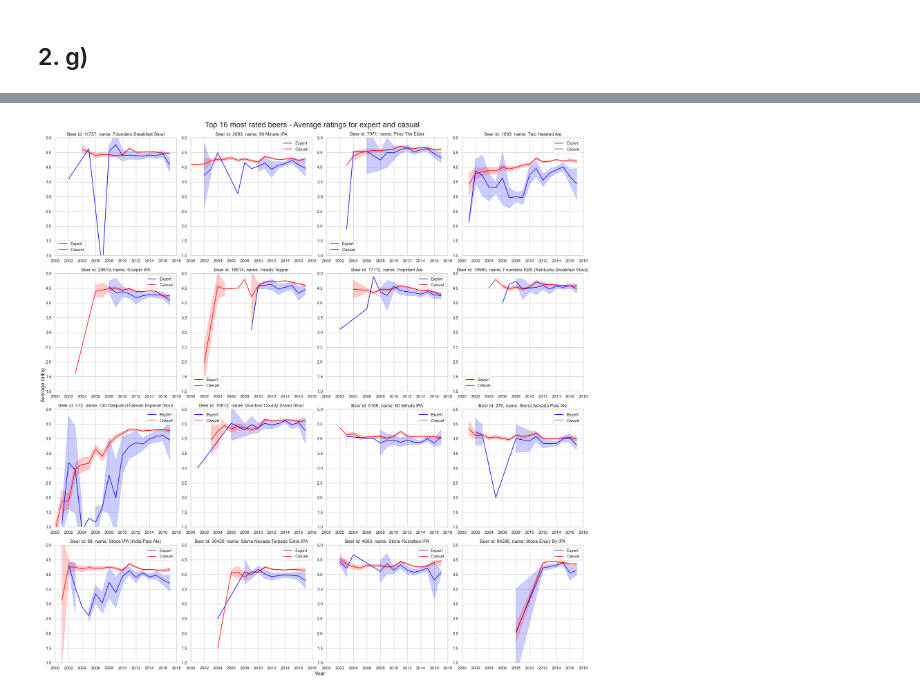
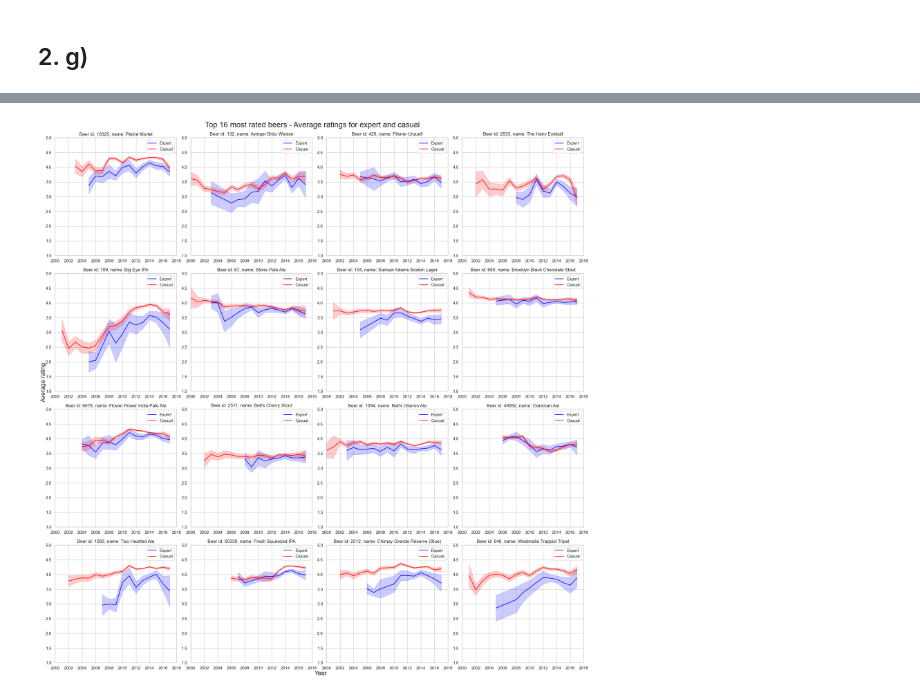
Before and after one commit to epfl-ada/ada-2023-project-remontada, a Jupyter notebook: code/main_yannis.ipynb, the cells around one changed output, grey strips where cells are left out. Saved outputs shown, nothing was run; the diff lists cells and outputs as text; code cells hidden in the pictures.

Commit message:
add last analysis with confident interval

```diff
--- a/code/main_yannis.ipynb
+++ b/code/main_yannis.ipynb
@@ -382,8 +227,2 @@ the graph suggests that the rating of experts in 2012 could have influenced the
 # %%
 df_ratings_stat["is_expert"]=df_ratings_stat[["user_id","year"]].apply(lambda x: 1 if df_ratings_stat_pivot[x["year"]][x["user_id"]] else 0, axis=1)
-# %%
-beer_id_to_study=12312
-ratings_this_beer=df_ratings_stat.loc[df_ratings_stat["beer_id"]==beer_id_to_study]
-print(ratings_this_beer.shape[0])
-ratings_this_beer_experts=ratings_this_beer.groupby(["year", "is_expert"])["rating"].agg("mean").reset_index()
-ratings_this_beer_experts.is_expert.unique()
@@ -402,5 +229,21 @@ plt.show()
+# %%
+# Add a new column 'group_size' to the DataFrame, representing the size of each group defined by 'beer_id', 'year', and 'is_expert'
+df_ratings_stat['group_size'] = df_ratings_stat.groupby(['beer_id', 'year', 'is_expert'])['rating'].transform('size')
+
+# In order to build confident intervals we need at least 10 ratings per beer
+df_ratings_stat_filtered = df_ratings_stat[df_ratings_stat['group_size'] >= 10].drop(columns='group_size')
+
+# Calculate the number of rows with is_expert = 1 for each beer_id
+expert_counts = df_ratings_stat_filtered[df_ratings_stat_filtered['is_expert'] == 1].groupby('beer_id')['is_expert'].sum()
+
+# Sort the results in descending order and select the top 16
+top_beer_ids = expert_counts.sort_values(ascending=False).head(16).index.tolist()
+
+result_df = df_ratings_stat_filtered[df_ratings_stat_filtered['beer_id'].isin(top_beer_ids)][['beer_id', 'beer_name']].drop_duplicates(subset=['beer_id'])
+
+beer_ids_to_study, beer_names_to_study = result_df['beer_id'].to_list(), result_df['beer_name'].to_list()
 # %%
-beer_ids_to_study, beer_names_to_study = zip(*df_ratings_stat[['beer_id', 'beer_name']].value_counts()[:16].index)
+# beer_ids_to_study, beer_names_to_study = zip(*df_ratings_stat_filtered[['beer_id', 'beer_name']].value_counts()[:16].index)
 
 # Create a 4x4 subplot grid
 fig, axes = plt.subplots(4, 4, figsize=(20, 20))
@@ -411,41 +254,42 @@ axes = axes.flatten()
 # Iterate over beer_ids and corresponding subplots
 for i, (beer_id_to_study, beer_name_to_study) in enumerate(zip(beer_ids_to_study, beer_names_to_study)):
     # Select ratings for the current beer_id
-    ratings_this_beer = df_ratings_stat.loc[df_ratings_stat["beer_id"] == beer_id_to_study]
-    # Expert
+    ratings_this_beer = df_ratings_stat_filtered.loc[df_ratings_stat_filtered["beer_id"] == beer_id_to_study]
+    # Expert CI
     ratings_this_beer_experts = ratings_this_beer[ratings_this_beer['is_expert'] == 1]
     ratings_this_beer_experts = ratings_this_beer_experts.groupby(["year"])["rating"].agg(["std","mean","count"]).reset_index()
     ratings_this_beer_experts['CI95_up'] = ratings_this_beer_experts.apply(lambda x: x["mean"] + 1.96 * x["std"] / np.sqrt(x["count"]), axis=1)
     ratings_this_beer_experts['CI95_down'] = ratings_this_beer_experts.apply(lambda x: x["mean"] - 1.96 * x["std"] / np.sqrt(x["count"]), axis=1)
-
+    # Casual CI
     ratings_this_beer_casuals = ratings_this_beer[ratings_this_beer['is_expert'] == 0]
     ratings_this_beer_casuals = ratings_this_beer_casuals.groupby(["year"])["rating"].agg(["std","mean","count"]).reset_index()
     ratings_this_beer_casuals['CI95_up'] = ratings_this_beer_casuals.apply(lambda x: x["mean"] + 1.96 * x["std"] / np.sqrt(x["count"]), axis=1)
     ratings_this_beer_casuals['CI95_down'] = ratings_this_beer_casuals.apply(lambda x: x["mean"] - 1.96 * x["std"] / np.sqrt(x["count"]), axis=1)
     # Plot on the current subplot
     lineplot_expert = sns.lineplot(data=ratings_this_beer_experts, x='year', y='mean', label='Expert', ax=axes[i], color='blue')
     lineplot_casual = sns.lineplot(data=ratings_this_beer_casuals, x='year', y='mean', label='Casual', ax=axes[i], color='red')
 
     # Fill between the confidence intervals
     axes[i].fill_between(ratings_this_beer_experts['year'], ratings_this_beer_experts['CI95_down'], ratings_this_beer_experts['CI95_up'],
                          color='blue', alpha=0.2)
 
     axes[i].fill_between(ratings_this_beer_casuals['year'], ratings_this_beer_casuals['CI95_down'], ratings_this_beer_casuals['CI95_up'],
                          color='red', alpha=0.2)
 
     axes[i].set(xlabel=None, ylabel=None)
     axes[i].set_title(f'Beer id: {beer_id_to_study}, name: {beer_name_to_study}')
 
 for ax in axes:
     ax.set_xlim(2000, 2018)
     ax.set_ylim(1, 5)
 
-fig.text(0.5,0, "Year", fontsize=14)
-fig.text(0,0.5, "Average rating", rotation = 90, fontsize=14)
-fig.text(0.3, 1, 'Top 16 most rated beers - Average ratings for expert and casual', fontsize=20)
+sns.set(style="whitegrid")
+fig.text(0.5,0, "Year", fontsize=16)
+fig.text(0,0.5, "Average rating", rotation = 90, fontsize=16)
+fig.text(0.3, 1, 'Top 16 most rated beers by expert - Average ratings for expert and casual', fontsize=20)
 # Adjust layout to prevent overlapping
 plt.legend()
 plt.tight_layout()
 plt.show()
 # %% [output]
-[figure, old version]
+[figure, new version]
```
Also changed, not shown: parts of 24 cells of this notebook.
